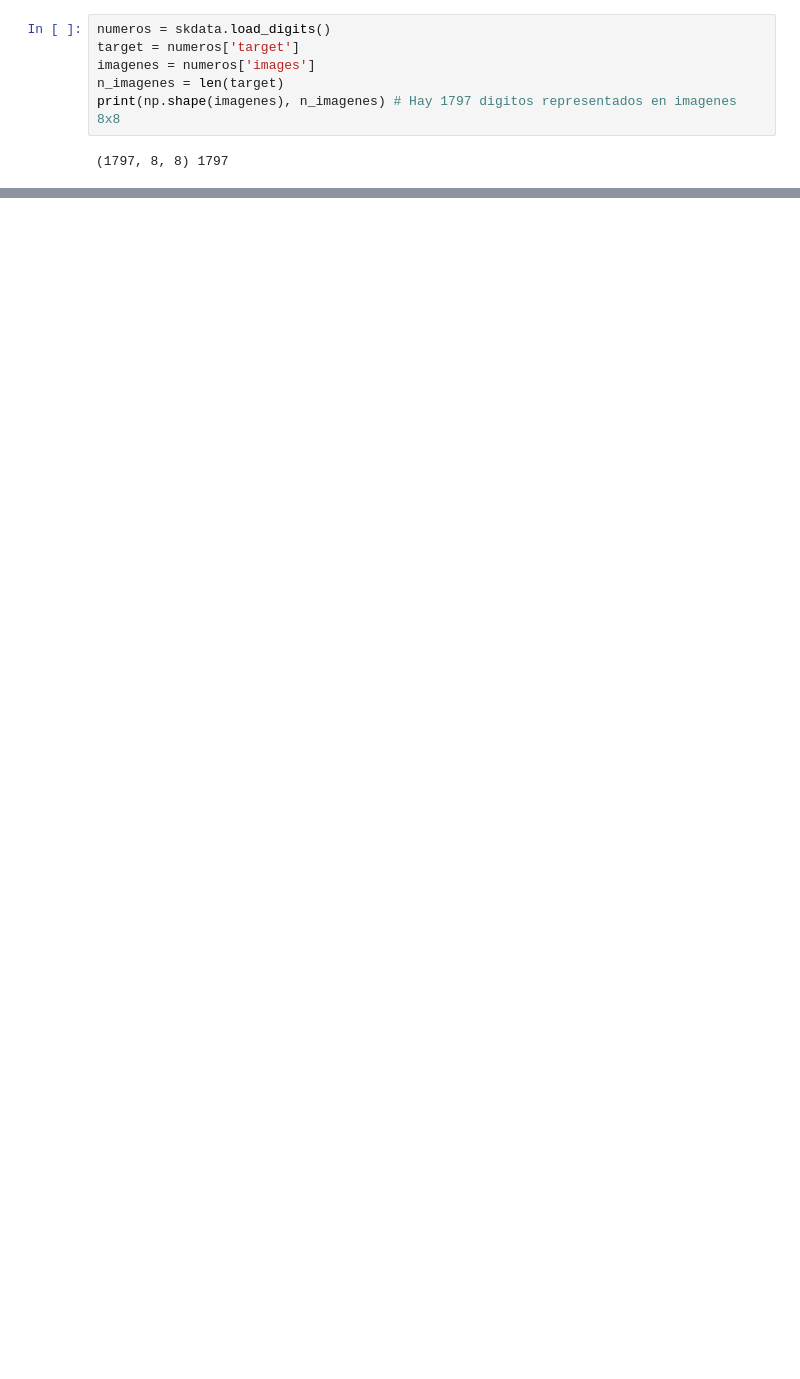
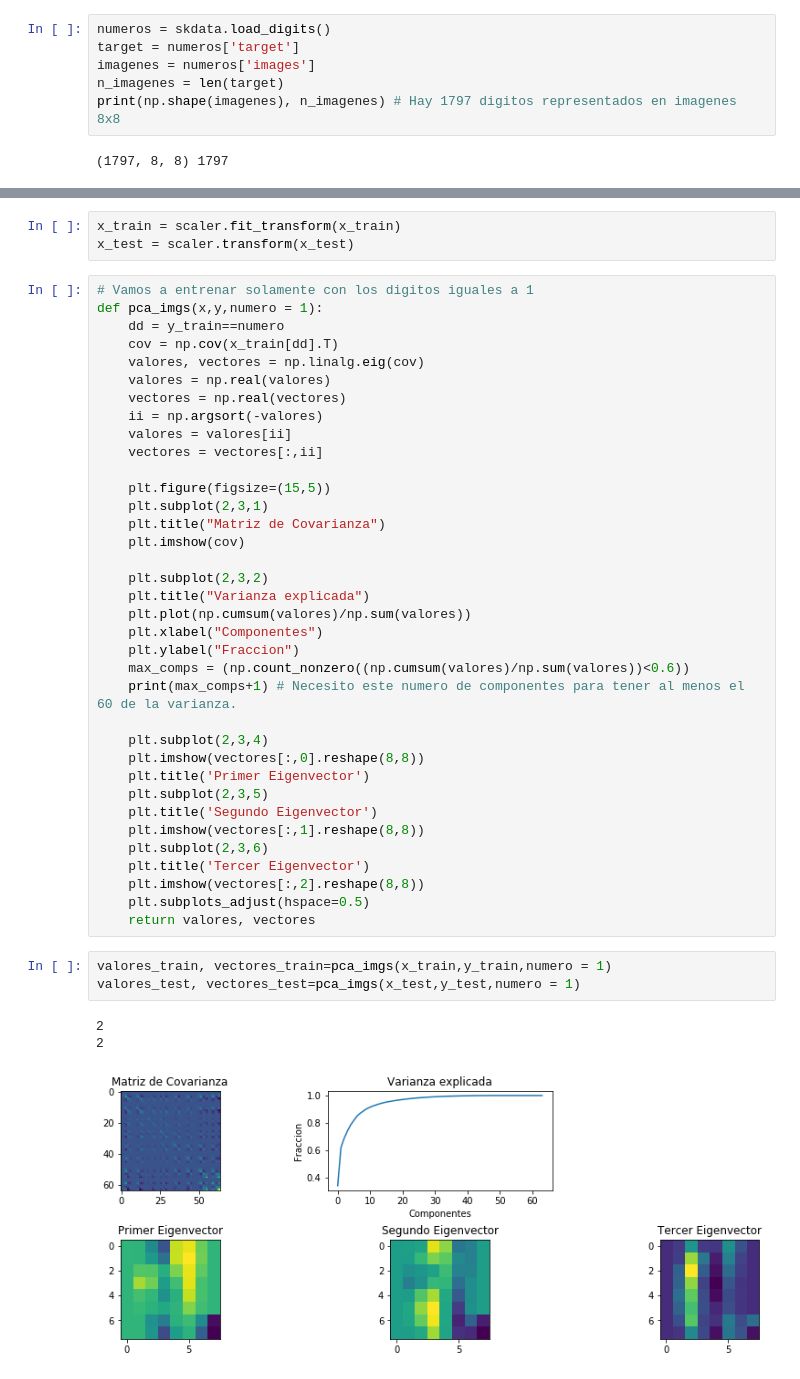
Before and after one commit to jerck1/JohnErickCabreraRamirez_Ejercicio010, a Jupyter notebook: predice_uno.ipynb, the cells around one changed output, grey strips where cells are left out. Drawn from its saved outputs; the diff is of its cells as text; blank space fills up the shorter version.

```diff
--- a/predice_uno.ipynb
+++ b/predice_uno.ipynb
@@ -22,0 +43,46 @@ NameError: name 'cv' is not defined
+# %%
+x_train = scaler.fit_transform(x_train)
+x_test = scaler.transform(x_test)
+# %%
+# Vamos a entrenar solamente con los digitos iguales a 1
+def pca_imgs(x,y,numero = 1):
+    dd = y_train==numero
+    cov = np.cov(x_train[dd].T)
+    valores, vectores = np.linalg.eig(cov)
+    valores = np.real(valores)
+    vectores = np.real(vectores)
+    ii = np.argsort(-valores)
+    valores = valores[ii]
+    vectores = vectores[:,ii]
+
+    plt.figure(figsize=(15,5))
+    plt.subplot(2,3,1)
+    plt.title("Matriz de Covarianza")
+    plt.imshow(cov)
+
+    plt.subplot(2,3,2)
+    plt.title("Varianza explicada")
+    plt.plot(np.cumsum(valores)/np.sum(valores))
+    plt.xlabel("Componentes")
+    plt.ylabel("Fraccion")
+    max_comps = (np.count_nonzero((np.cumsum(valores)/np.sum(valores))<0.6))
+    print(max_comps+1) # Necesito este numero de componentes para tener al menos el 60 de la varianza.
+
+    plt.subplot(2,3,4)
+    plt.imshow(vectores[:,0].reshape(8,8))
+    plt.title('Primer Eigenvector')
+    plt.subplot(2,3,5)
+    plt.title('Segundo Eigenvector')
+    plt.imshow(vectores[:,1].reshape(8,8))
+    plt.subplot(2,3,6)
+    plt.title('Tercer Eigenvector')
+    plt.imshow(vectores[:,2].reshape(8,8))
+    plt.subplots_adjust(hspace=0.5)
+    return valores, vectores
+# %%
+valores_train, vectores_train=pca_imgs(x_train,y_train,numero = 1)
+valores_test, vectores_test=pca_imgs(x_test,y_test,numero = 1)
+# %% [output]
+2
+2
+[figure, added]
```
Also changed, not shown: parts of 11 cells of this notebook, 2 other files.
